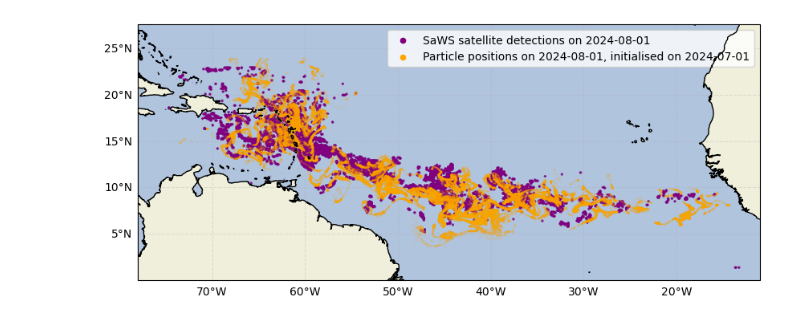
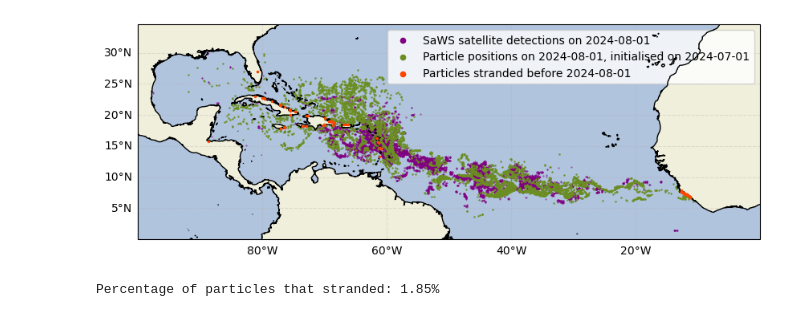
Before and after one commit to Parcels-code/Sargassum_growth_model, a Jupyter notebook: Manuscript_Figures/Figure2.ipynb, the cells around one changed output. Saved outputs shown, nothing was run; the diff lists cells and outputs as text; code cells hidden in the pictures.

Commit message:
Update Figure 2 to larger domain

```diff
--- a/Manuscript_Figures/Figure2.ipynb
+++ b/Manuscript_Figures/Figure2.ipynb
@@ -16,47 +16,61 @@ from src.saws_functions import sarg_grid_from_sat  # noqa: E402
 [interactive output not drawn]
 [interactive output not drawn]
 # %%
-end_images = [
-    {
-        'image_name': "../SaWSdata/C20242082024214.1KM.C_ATLANTIC.7DAY.L3D.FA_UNET_DENSITY.png",
-        'bbox': [22.0, 0.0, -63.0, -38.0],
-    },
-    {
-        'image_name': "../SaWSdata/C20242082024214.1KM.CE_ATLANTIC.7DAY.L3D.FA_UNET_DENSITY.png",
-        'bbox': [22.0, 0.0, -38.0, -11.5],
-    },
-    {
-        'image_name': "../SaWSdata/C20242082024214.1KM.ECARIB.7DAY.L3D.FA_UNET_DENSITY.png",
-        'bbox': [23.0, 10.0, -75.0, -60.0],
-    },
-]
-sarg_final_lon, sarg_final_lat, _ = sarg_grid_from_sat(end_images, coarse=True)
+coords = sarg_grid_from_sat(datetime(2024, 8, 1), stride=8)
 # %%
 df = parcels.read_particlefile("Simulations/Simulation_Satellite_kN_0.001.parquet")
 # %%
 fig = plt.figure(figsize = (10, 5))
 ax = plt.axes(projection=ccrs.PlateCarree())
 ax.set_facecolor('lightsteelblue')
 ax.gridlines(draw_labels=['left','bottom'], zorder=2, alpha=0.3, linestyle='--')
 
 first_time = df.select(pl.col("time").min()).item()
 last_time = df.select(pl.col("time").max()).item()
 last_locations = df.filter(pl.col("time") == last_time)
+stranded = last_locations.filter(pl.col("stranded"))
 
-satplot = ax.scatter(sarg_final_lon, sarg_final_lat, s = 0.11, c='purple', label='SaWS satellite detections on 2024-08-01',zorder=6, alpha=0.2)
-label = f'Particle positions on {last_time.strftime("%Y-%m-%d")}, initialised on {first_time.strftime("%Y-%m-%d")}'
-eplot = ax.scatter(last_locations["lon"], last_locations["lat"], s = 0.2 ,color='orange', label = label ,zorder=7, alpha=0.2)
+satplot = ax.scatter(
+    coords[:, 0],
+    coords[:, 1],
+    s=0.1,
+    c='purple',
+    label='SaWS satellite detections on 2024-08-01',
+    zorder=6,
+)
+
+endplot = ax.scatter(
+    last_locations["lon"],
+    last_locations["lat"],
+    s=0.5,
+    color='olivedrab',
+    label=f'Particle positions on {last_time.strftime("%Y-%m-%d")}, initialised on {first_time.strftime("%Y-%m-%d")}',
+    zorder=7,
+)
+
+stranded_plot = ax.scatter(
+    stranded["lon"],
+    stranded["lat"],
+    s=2,
+    color='orangered',
+    label=f'Particles stranded before {last_time.strftime("%Y-%m-%d")}',
+    zorder=10,
+    )
 
 ax.add_feature(cartopy.feature.COASTLINE.with_scale('10m'), zorder=8)
 ax.add_feature(cartopy.feature.LAND.with_scale('10m'))
-ax.set_extent([-78, -11, 0, 24])
+ax.set_extent([-100, 0, 0, 24])
 leg = ax.legend()
 for handle in leg.legend_handles:
     handle.set_sizes([20])
     handle.set_alpha(1.0)
 
 fig.savefig('Figures/Figure2.png', bbox_inches='tight', dpi=300)
 
 plt.show()
 # %% [output]
-[figure, old version]
+[figure, new version]
+# %%
+print(f"Percentage of particles that stranded: {stranded.shape[0] / last_locations.shape[0] * 100:.2f}%")
+# %% [output]
+Percentage of particles that stranded: 1.85%
```
Also changed, not shown: parts of 1 cell of this notebook, 1 other file.
